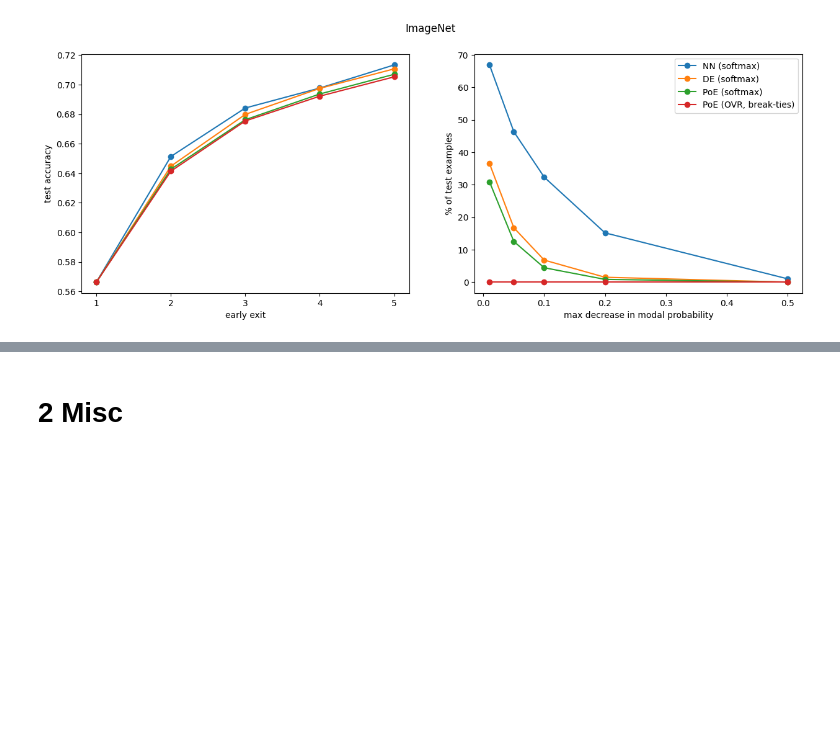
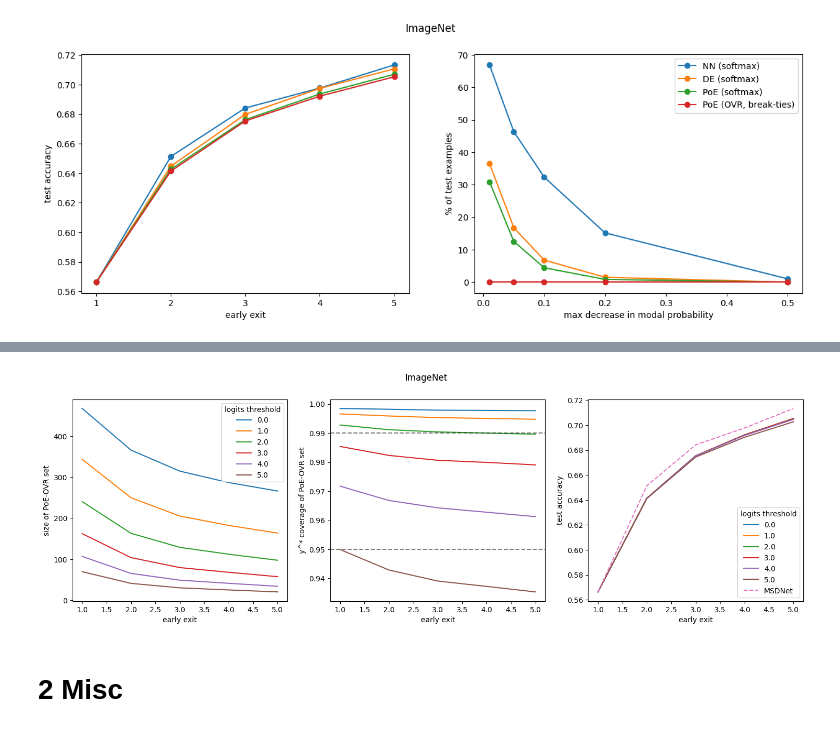
Before and after one commit to metodj/MSDNet-PyTorch, a Jupyter notebook: image_net.ipynb, the cells around one changed output, grey strips where cells are left out. Cells and saved outputs as stored; diff of their text form; code cells hidden in the pictures; blank space fills up the shorter version.

```diff
--- a/image_net.ipynb
+++ b/image_net.ipynb
@@ -319,3 +358,47 @@ plt.show()
+# %%
+N = len(targets)
+THRES = [0., 1., 2., 3., 4., 5.]
+# %%
+thres_dict = {}
+for thres in tqdm(THRES):
+    _probs = torch.tensor(f_probs_ovr_poe_logits_weighted(logits, threshold=thres))
+    _preds = {i: torch.argmax(_probs, dim=2)[i, :] for i in range(L)}
+    _acc = [(targets == _preds[i]).sum() / len(targets) for i in range(L)]
+
+    groud_truth_coverage = {l: 0 for l in range(L)}
+    predictive_set_size = {l: [] for l in range(L)}
+    for l in range(L):
+        for n in range(N):
+            if _probs[l, n, targets[n]] > 0.:
+                groud_truth_coverage[l] += 1
+            predictive_set_size[l].append((_probs[l, n, :] > 0).sum())
+
+    predictive_set_size = {l: torch.stack(sizes, dim=0) for l, sizes in predictive_set_size.items()}
+    predictive_set_size_mean = {l: sizes.numpy().mean() for l, sizes in predictive_set_size.items()}
+    groud_truth_coverage_pct = {l: (x / N) for l, x in groud_truth_coverage.items()}
+    thres_dict[thres] = (groud_truth_coverage_pct, predictive_set_size_mean, _acc)
+# %%
+fig, ax = plt.subplots(1, 3, figsize=(18, 5))
+for thres in THRES:
+    ax[0].plot([x + 1 for x in thres_dict[thres][1].keys()], list(thres_dict[thres][1].values()), label=thres)
+    ax[1].plot([x + 1 for x in thres_dict[thres][0].keys()], list(thres_dict[thres][0].values()), label=thres)
+    ax[2].plot([x + 1 for x in thres_dict[thres][0].keys()], thres_dict[thres][2], label=thres)
+ax[2].plot([x + 1 for x in thres_dict[thres][0].keys()], acc, label='MSDNet', linestyle='--')
+ax[0].legend(title='logits threshold')
+ax[2].legend(title='logits threshold')
+ax[0].set_ylabel('size of PoE-OVR set')
+ax[1].set_ylabel('y^* coverage of PoE-OVR set')
+ax[2].set_ylabel('test accuracy')
+ax[0].set_xlabel('early exit')
+ax[1].set_xlabel('early exit')
+ax[2].set_xlabel('early exit')
+
+ax[1].axhline(y=0.99, color='black', linestyle='--', alpha=0.5)
+ax[1].axhline(y=0.95, color='black', linestyle='--', alpha=0.5)
+plt.suptitle(ARGS.data)
+plt.show()
+# %% [output]
+[figure, added]
 # %% [markdown]
 # 2 Misc
 # %% [markdown]
```
Also changed, not shown: parts of 8 cells of this notebook, 1 other file.
